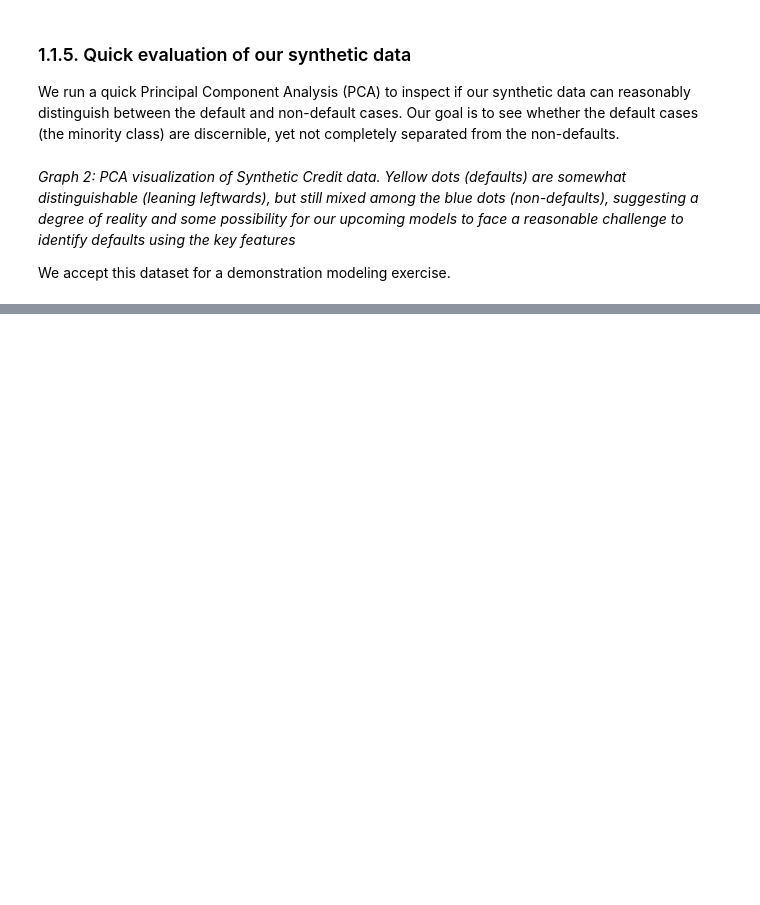
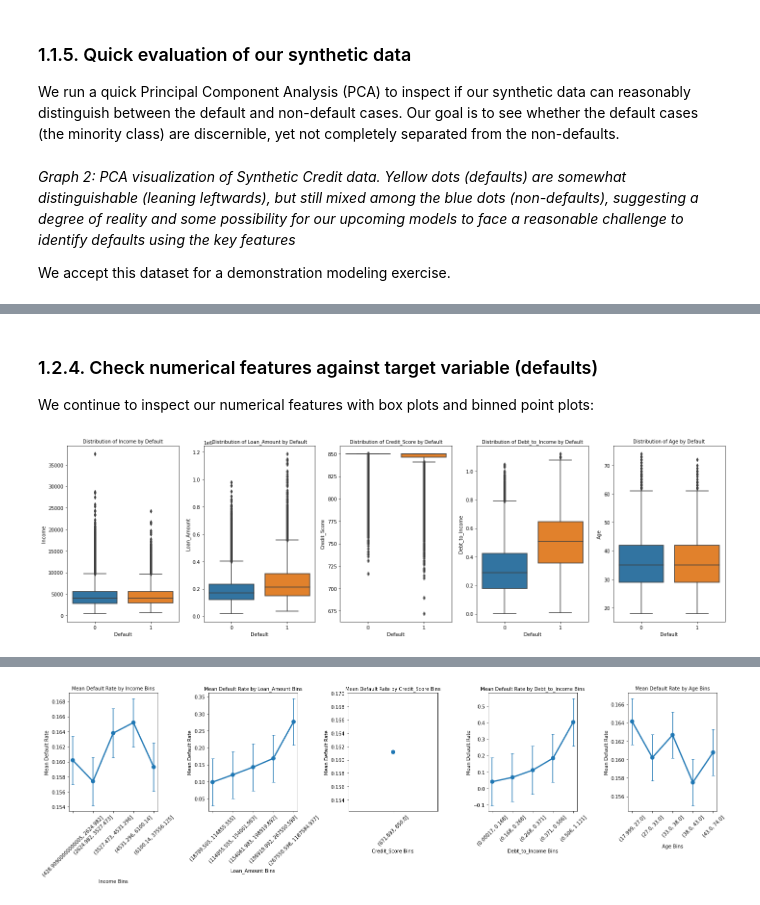
Before and after one commit to GriffonCode/Banking-May, a Jupyter notebook: loan_default_data_preparation.ipynb, the cells around one changed output, grey strips where cells are left out. Saved outputs shown, nothing was run; the diff lists cells and outputs as text; code cells hidden in the pictures; blank space fills up the shorter version.

Commit message:
Add data cleaning, EDA, and pickle dump to save the data

```diff
--- a/loan_default_data_preparation.ipynb
+++ b/loan_default_data_preparation.ipynb
@@ -233,0 +389,68 @@ We accept this dataset for a demonstration modeling exercise.
+# %% [markdown]
+
+
+### 1.2.4. Check numerical features against target variable (defaults)
+
+We continue to inspect our numerical features with box plots and binned point plots:
+# %%
+# Revising the features
+#numeric_features = ['Income_Winsorized', 'Loan_Amount_Winsorized', 'Credit_Score', 'Debt_to_Income_Winsorized', 'Age']
+numeric_features = ['Income', 'Loan_Amount', 'Credit_Score', 'Debt_to_Income', 'Age']
+categorical_features = ['Employment_Status', 'Home_Ownership', 'Loan_Term']
+target_feature = 'Default'
+
+# Ensure the target feature is numeric and handle possible conversion issues
+df_numeric = df.copy() # Can improve efficiency here if needed
+df_numeric[target_feature] = pd.to_numeric(df_numeric[target_feature], errors='coerce')
+if df_numeric[target_feature].isnull().any():
+    print("Warning: There were non-numeric values in 'Default' which have been set to NaN")
+
+# Visualizations
+# 1. Box plots for numeric features, colored by default status
+plt.figure(figsize=(20, 6))
+for i, feature in enumerate(numeric_features):
+    plt.subplot(1, 5, i + 1)  # 1 row, 5 columns for numeric features
+    sns.boxplot(x=df_numeric[target_feature], y=df[feature])
+    plt.title(f'Distribution of {feature} by {target_feature}', fontsize=10)  # Decrease fontsize
+    plt.xlabel(target_feature)  # Label x-axis as Default
+    plt.ylabel(feature)         # Label y-axis as Feature
+plt.tight_layout()
+plt.show()
+
+
+# 2. Point plots with error bars for binned numeric features
+plt.figure(figsize=(20, 6))
+for i, feature in enumerate(numeric_features):
+    plt.subplot(1, 5, i + 1)
+
+    # Binning and aggregation
+    binned_data = (
+        df_numeric.groupby(pd.qcut(df_numeric[feature], q=5, duplicates='drop'))[target_feature]
+        .agg(['mean', 'count'])
+        .reset_index()
+    )
+    binned_data.columns = ['Binned Feature', 'mean', 'count']
+
+    # Conversion to numeric for the x-axis - handling possible errors and non-numeric types
+    binned_data['Binned Index'] = pd.to_numeric(
+        binned_data['Binned Feature'].astype(str).str.replace(r'[\[\]\(\)]', '', regex=True).str.split(', ').str[0]
+    )
+
+    # Plotting
+    sns.pointplot(x='Binned Index', y='mean', data=binned_data)
+    plt.errorbar(
+        x=range(len(binned_data)),  # This ensures alignment with the x-axis of the pointplot
+        y=binned_data['mean'],
+        yerr=binned_data['mean'].std(ddof=1),  # Using ddof=1 for sample standard deviation
+        fmt='none',
+        capsize=3  # Adds caps to the error bars
+    )
+    plt.title(f'Mean Default Rate by {feature} Bins', fontsize=10)
+    plt.xlabel(f'{feature} Bins')
+    plt.ylabel('Mean Default Rate')
+    plt.xticks(rotation=45, ticks=range(len(binned_data)), labels=binned_data['Binned Feature'])
+
+plt.tight_layout()
+plt.show()
+# %% [output]
+[figure, added]
@@ -233,0 +458 @@ We accept this dataset for a demonstration modeling exercise.
+[figure, added]
```
Also changed, not shown: parts of 12 cells of this notebook, 1 other file.
